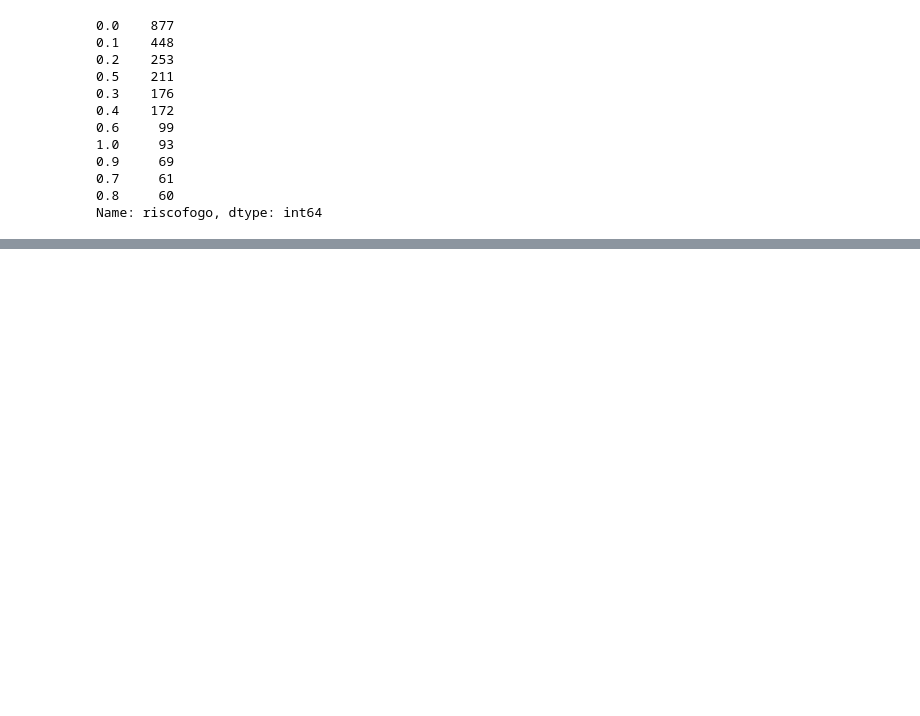
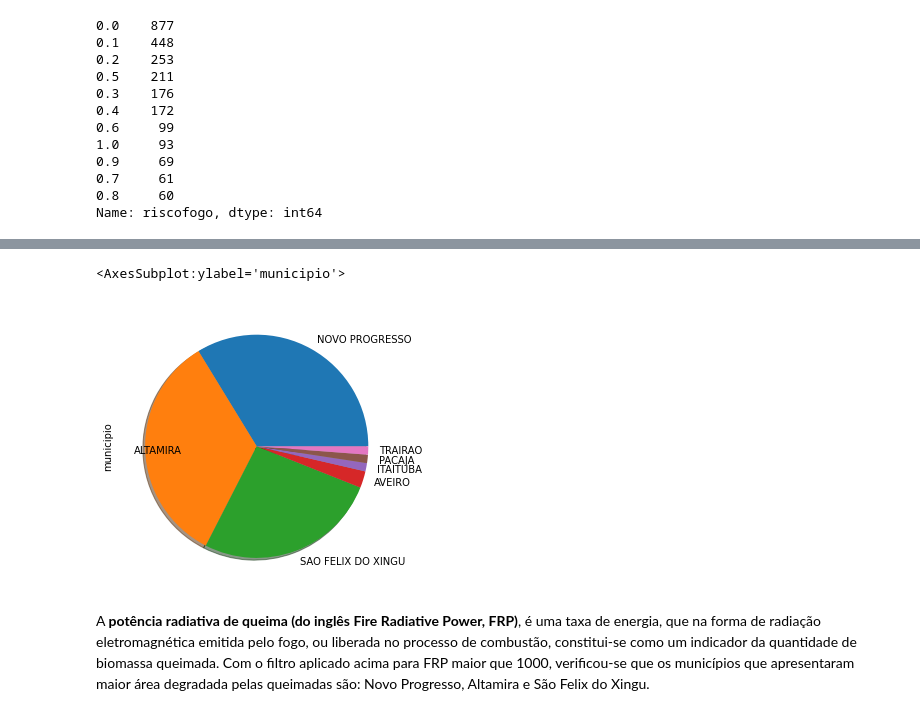
Before and after one commit to wanderson-r-marques/projeto-intro-analise-dados, a Jupyter notebook: projeto-intro-analise-dados.ipynb, the cells around one changed output, grey strips where cells are left out. Drawn from its saved outputs; the diff is of its cells as text; code cells hidden in the pictures; blank space fills up the shorter version.

```diff
--- a/projeto-intro-analise-dados.ipynb
+++ b/projeto-intro-analise-dados.ipynb
@@ -409,0 +540,10 @@ A maior parte do estado do Pará está localizado, aproximadamente, entre as lat
+# %%
+df['municipio'][df['frp'] > 1000].value_counts().plot.pie(shadow=True, figsize=(5,10), center=(5,0))
+# %% [output]
+<AxesSubplot:ylabel='municipio'>
+[figure, added]
+# %% [markdown]
+A **potência radiativa de queima (do inglês Fire Radiative Power, FRP)**, é uma taxa de energia,
+que na forma de radiação eletromagnética emitida pelo fogo, ou liberada no processo de
+combustão, constitui-se como um indicador da quantidade de biomassa queimada.
+Com o filtro aplicado acima para FRP maior que 1000, verificou-se que os municípios que apresentaram maior área degradada pelas queimadas são: Novo Progresso, Altamira e São Felix do Xingu.
```
Also changed, not shown: parts of 33 cells of this notebook, 1 other file.
